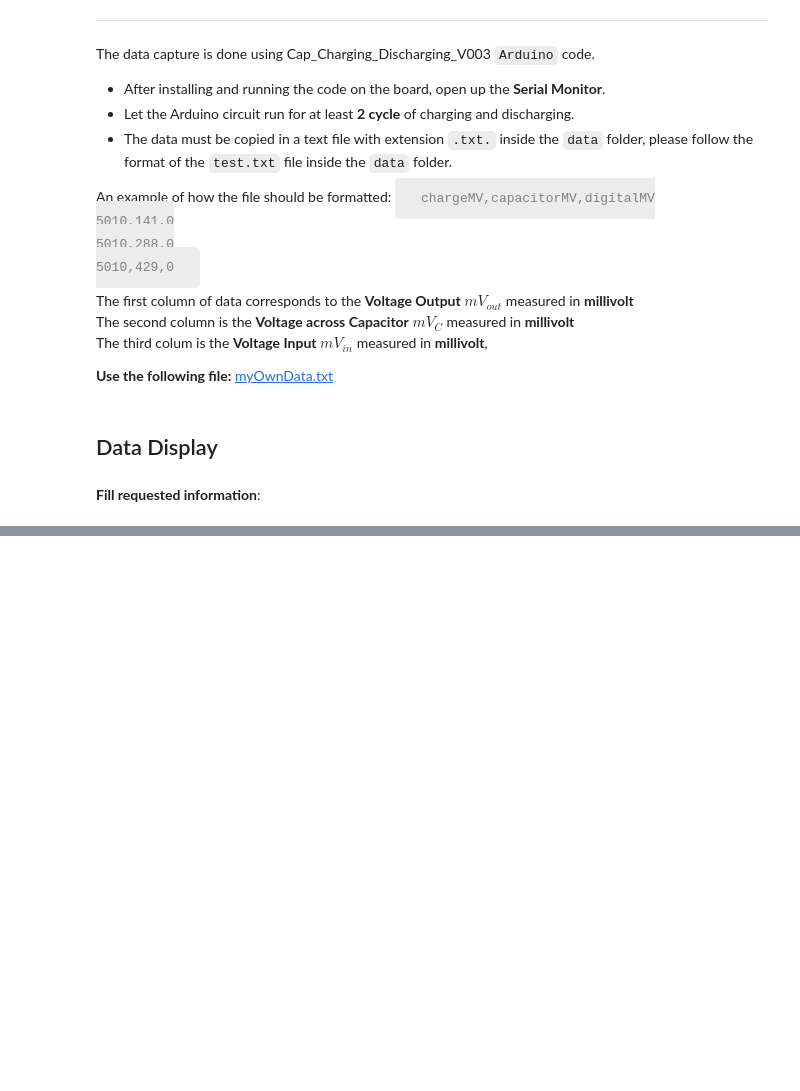
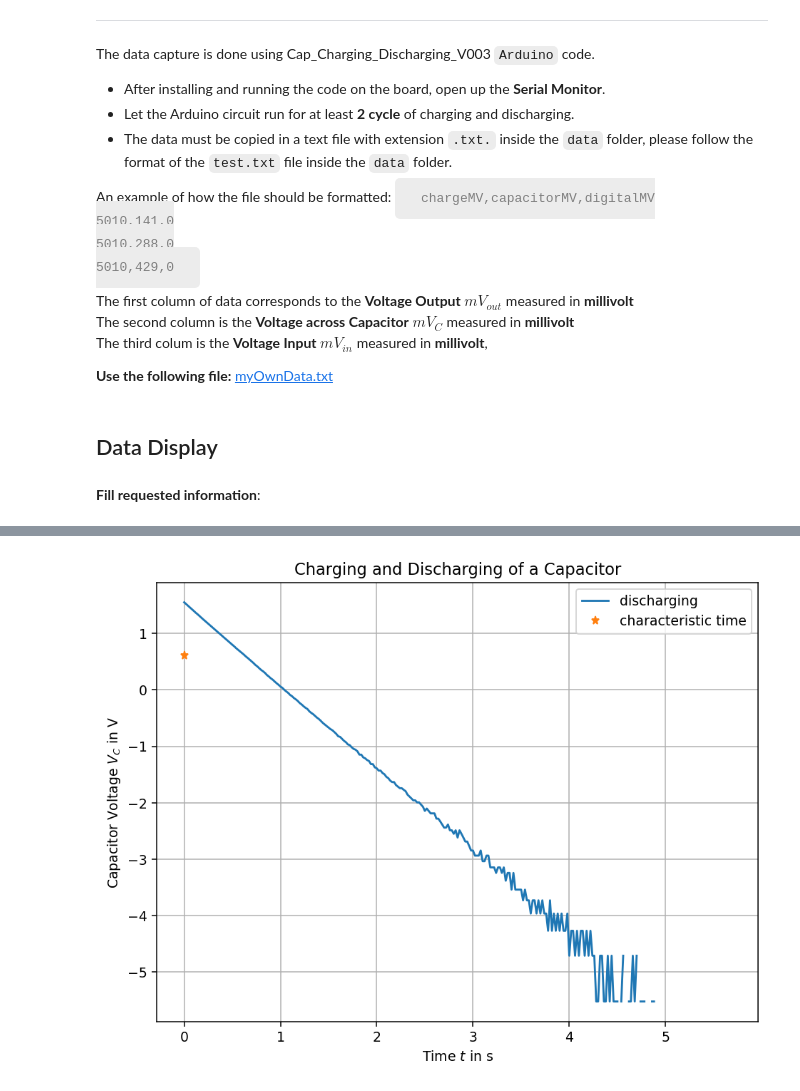
Before and after one commit to seifeldingamal/EE_1.08-Physics, a Jupyter notebook: EE_1.08_2_EEng_LAB_WS2022/ex2/Capacitor_Exercise_V001.ipynb, the cells around one changed output, grey strips where cells are left out. Drawn from its saved outputs; the diff is of its cells as text; code cells hidden in the pictures; blank space fills up the shorter version.

```diff
--- a/EE_1.08_2_EEng_LAB_WS2022/ex2/Capacitor_Exercise_V001.ipynb
+++ b/EE_1.08_2_EEng_LAB_WS2022/ex2/Capacitor_Exercise_V001.ipynb
@@ -150,0 +211,17 @@ plt.plot()
+# %%
+fig2, ax2 = plt.subplots(figsize=(8,6), dpi=136)
+
+ax2.plot(t,np.log(discharging_V_C), label="discharging")
+ax2.plot(tc,np.log(V_discharge(tc,V0,R,C)),"*", label = "characteristic time")
+
+ax2.set_xlabel("Time $t$ in s")
+ax2.set_ylabel("Capacitor Voltage $V_C$ in V")
+ax2.set_title("Charging and Discharging of a Capacitor")
+# ax2.set_xlim(0,0.8)
+# ax2.set_ylim(1e-2,1e1)
+ax2.legend()
+ax2.grid(True)
+plt.plot()
+plt.show()
+# %% [output]
+[figure, added]
```
Also changed, not shown: parts of 16 cells of this notebook, 2 other files.
